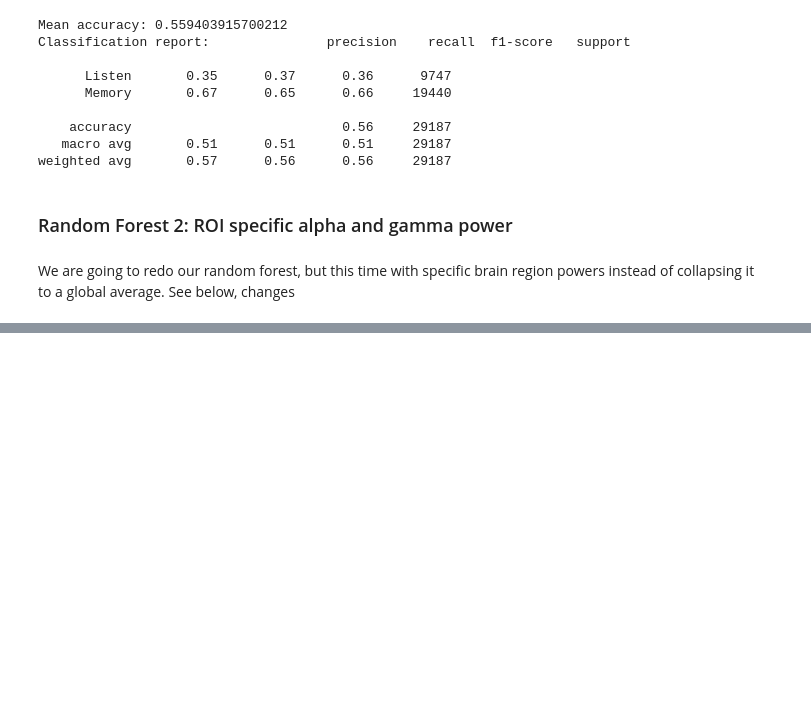
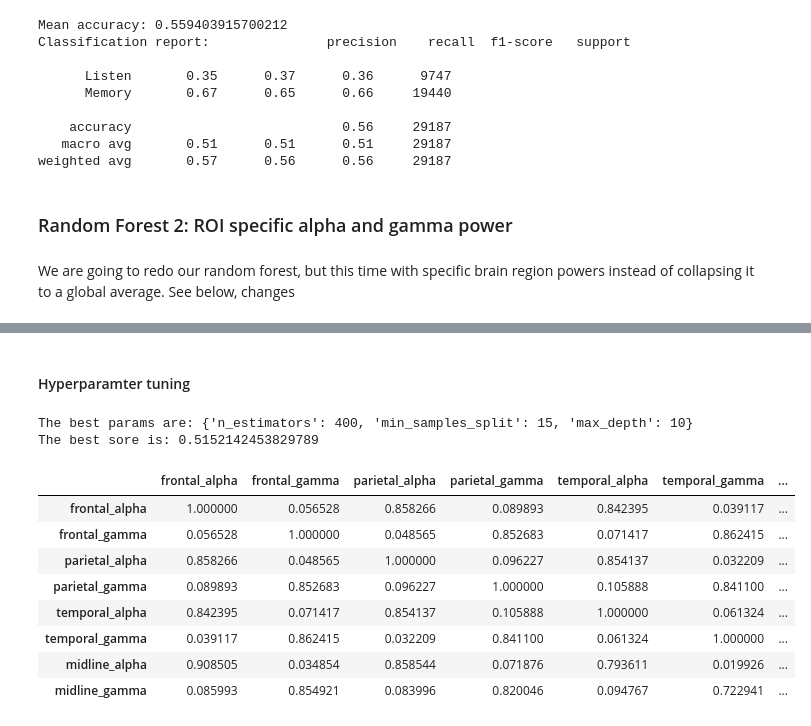
Before and after one commit to atifmmahmud/cognitive-load-biomarkers, a Jupyter notebook: eeg-classifier.ipynb, the cells around one changed output, grey strips where cells are left out. Cells and saved outputs as stored; diff of their text form; code cells hidden in the pictures; blank space fills up the shorter version.

```diff
--- a/eeg-classifier.ipynb
+++ b/eeg-classifier.ipynb
@@ -534,0 +610,48 @@ all_participants_df_2.to_csv("data/eeg-power-features-per-roi.csv", index=False)
+# %% [markdown]
+#### Hyperparamter tuning
+# %%
+logo = LeaveOneGroupOut()
+
+param_grid = {
+    "n_estimators" : [50, 100, 200, 300, 400],
+    "max_depth" : [10, 15, 20, 25, 30],
+    "min_samples_split" : [2, 5, 10, 15, 20, 25]
+}
+
+random_search = RandomizedSearchCV(
+    RandomForestClassifier(random_state=42, class_weight="balanced"),
+    param_distributions = param_grid,
+    n_iter = 25,
+    cv = list(logo.split(X, Y, groups=group)),
+    scoring = "f1_macro",
+    random_state = 42,
+    n_jobs = -1,
+)
+
+random_search.fit(X, Y)
+best_params = random_search.best_params_
+print(f"The best params are: {best_params}")
+print(f"The best sore is: {random_search.best_score_}")
+# %% [output]
+The best params are: {'n_estimators': 400, 'min_samples_split': 15, 'max_depth': 10}
+The best sore is: 0.5152142453829789
+# %%
+corr_matrix = df_features_2[["frontal_alpha", "frontal_gamma",
+    "parietal_alpha", "parietal_gamma",
+    "temporal_alpha", "temporal_gamma",
+    "midline_alpha", "midline_gamma"
+]].corr()
+
+plt.figure(figsize=(8,6))
+sns.heatmap(corr_matrix, cmap="coolwarm", fmt=".2f")
+plt.show()
+# %% [output]
+|  | frontal_alpha | frontal_gamma | parietal_alpha | parietal_gamma | temporal_alpha | temporal_gamma | ... |
+| frontal_alpha | 1.000000 | 0.056528 | 0.858266 | 0.089893 | 0.842395 | 0.039117 | ... |
+| frontal_gamma | 0.056528 | 1.000000 | 0.048565 | 0.852683 | 0.071417 | 0.862415 | ... |
+| parietal_alpha | 0.858266 | 0.048565 | 1.000000 | 0.096227 | 0.854137 | 0.032209 | ... |
+| parietal_gamma | 0.089893 | 0.852683 | 0.096227 | 1.000000 | 0.105888 | 0.841100 | ... |
+| temporal_alpha | 0.842395 | 0.071417 | 0.854137 | 0.105888 | 1.000000 | 0.061324 | ... |
+| temporal_gamma | 0.039117 | 0.862415 | 0.032209 | 0.841100 | 0.061324 | 1.000000 | ... |
+| midline_alpha | 0.908505 | 0.034854 | 0.858544 | 0.071876 | 0.793611 | 0.019926 | ... |
+| midline_gamma | 0.085993 | 0.854921 | 0.083996 | 0.820046 | 0.094767 | 0.722941 | ... |
```
Also changed, not shown: parts of 5 cells of this notebook.
